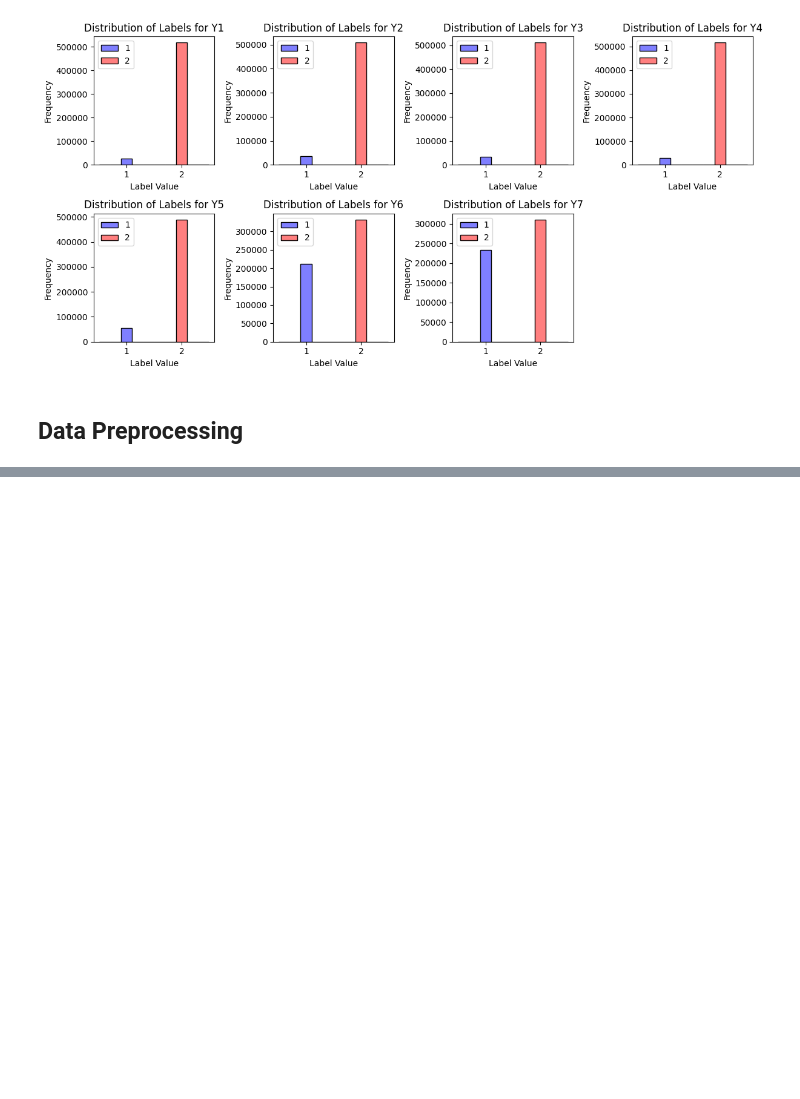
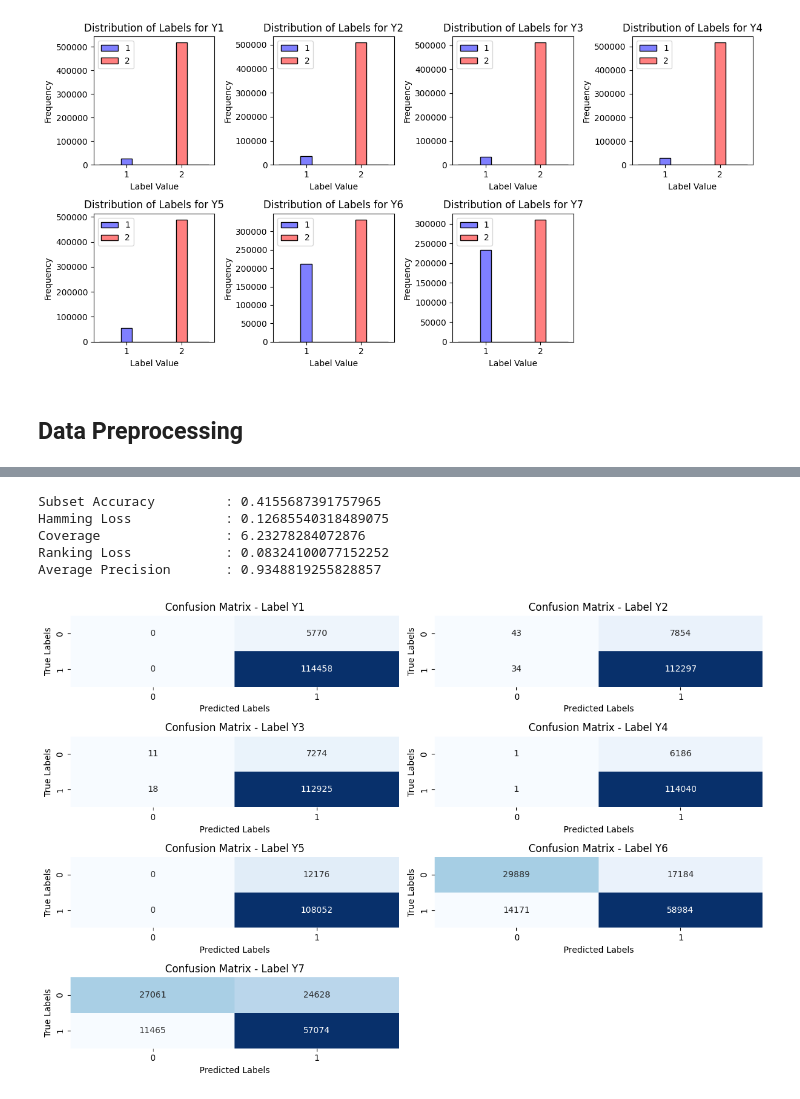
Before and after one commit to MRifqiFz/project-ednn, a Jupyter notebook: Code/Final Code/Algorithm Adaptation/AA-ML-ANN.ipynb, the cells around one changed output, grey strips where cells are left out. Drawn from its saved outputs; the diff is of its cells as text; code cells hidden in the pictures; blank space fills up the shorter version.

```diff
--- a/Code/Final Code/Algorithm Adaptation/AA-ML-ANN.ipynb
+++ b/Code/Final Code/Algorithm Adaptation/AA-ML-ANN.ipynb
@@ -135,0 +458,50 @@ y = data_normalized[:, 26:]
+# %%
+print('Subset Accuracy\t\t:', sub_acc.item())
+print('Hamming Loss\t\t:', hamming_loss.item())
+# print('Accuracy Exp:', acc_exp)
+# print('Precision Exp:', prec_exp)
+# print('F1-Score Exp:', f1_exp)
+# print('One Error:', one_error)
+print('Coverage\t\t:', coverage.item())
+print('Ranking Loss\t\t:', rank_loss.item())
+print('Average Precision\t:', avg_prec.item())
+# %% [output]
+Subset Accuracy         : 0.4155687391757965
+Hamming Loss            : 0.12685540318489075
+Coverage                : 6.23278284072876
+Ranking Loss            : 0.08324100077152252
+Average Precision       : 0.9348819255828857
+# %%
+conf_matrix = MultilabelConfusionMatrix(num_labels=7).to(device)
+# %%
+for data, target in testloader:
+    data, target = data.to(device), target.to(device).long()
+    output = model(data)
+
+    conf_matrix.update(output, target)
+# %%
+conf_matrix = conf_matrix.compute()
+# %%
+cm = conf_matrix.cpu().numpy()
+# %%
+num_labels = cm.shape[0]
+cols = min(num_labels, 2)
+rows = (num_labels + cols - 1) // cols
+
+# Plot confusion matrix
+fig, axes = plt.subplots(rows, cols, figsize=(12, 8))
+for i, (matrix, ax) in enumerate(zip(cm, axes.ravel())):
+    sns.heatmap(matrix, annot=True, fmt="d", cbar=False, cmap='Blues', ax=ax)
+    ax.set_title(f"Confusion Matrix - Label Y{i+1}")
+    ax.set_xlabel("Predicted Labels")
+    ax.set_ylabel("True Labels")
+
+# Remove unused subplots if necessary
+if num_labels < rows * cols:
+    for j in range(num_labels, rows * cols):
+        fig.delaxes(axes.ravel()[j])
+
+plt.tight_layout()
+plt.show()
+# %% [output]
+[figure, added]
```
Also changed, not shown: parts of 36 cells of this notebook, 5 other files.
